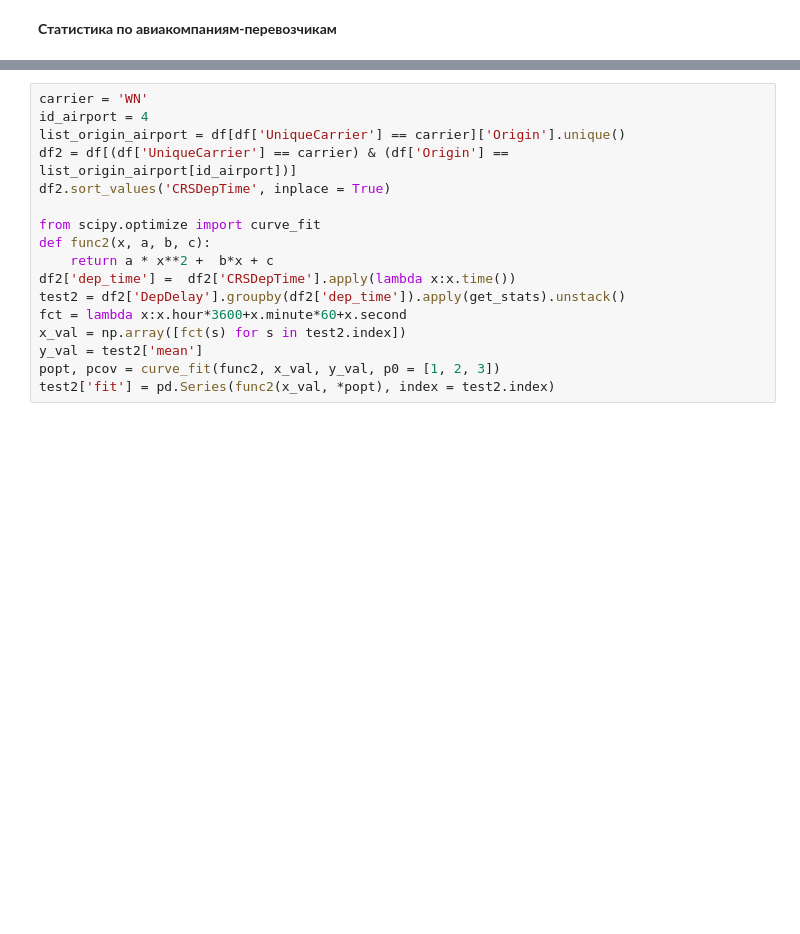
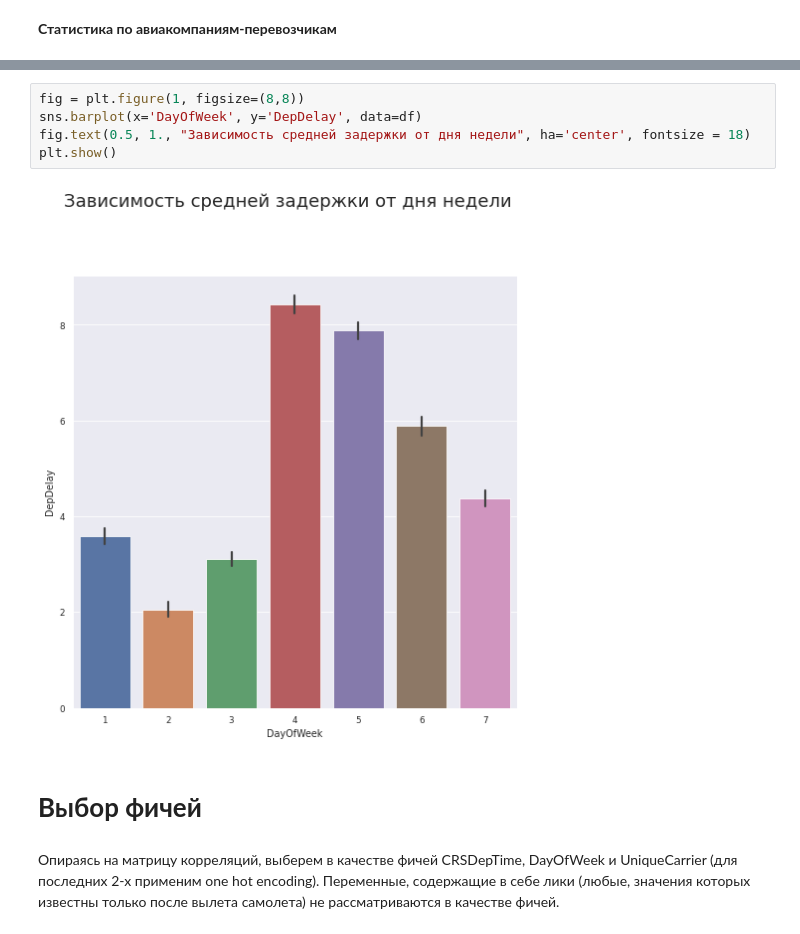
Before and after one commit to Aribaldi/Mlinreg, a Jupyter notebook: LinearRegression.ipynb, the cells around one changed output, grey strips where cells are left out. Cells and saved outputs as stored; diff of their text form; blank space fills up the shorter version.

```diff
--- a/LinearRegression.ipynb
+++ b/LinearRegression.ipynb
@@ -281,17 +289,12 @@ plt.tight_layout()
-# %%
-carrier = 'WN'
-id_airport = 4
-list_origin_airport = df[df['UniqueCarrier'] == carrier]['Origin'].unique()
-df2 = df[(df['UniqueCarrier'] == carrier) & (df['Origin'] == list_origin_airport[id_airport])]
-df2.sort_values('CRSDepTime', inplace = True)
-
-from scipy.optimize import curve_fit
-def func2(x, a, b, c):
-    return a * x**2 +  b*x + c
-df2['dep_time'] =  df2['CRSDepTime'].apply(lambda x:x.time())
-test2 = df2['DepDelay'].groupby(df2['dep_time']).apply(get_stats).unstack()
-fct = lambda x:x.hour*3600+x.minute*60+x.second
-x_val = np.array([fct(s) for s in test2.index])
-y_val = test2['mean']
-popt, pcov = curve_fit(func2, x_val, y_val, p0 = [1, 2, 3])
-test2['fit'] = pd.Series(func2(x_val, *popt), index = test2.index)
+# %%
+fig = plt.figure(1, figsize=(8,8))
+sns.barplot(x='DayOfWeek', y='DepDelay', data=df)
+fig.text(0.5, 1., "Зависимость средней задержки от дня недели", ha='center', fontsize = 18)
+plt.show()
+# %% [output]
+[figure, added]
+# %% [markdown]
+# **Выбор фичей**
+# %% [markdown]
+Опираясь на матрицу корреляций, выберем в качестве фичей CRSDepTime, DayOfWeek и UniqueCarrier (для последних 2-х применим one hot encoding).
+Переменные, содержащие в себе лики (любые, значения которых известны только после вылета самолета) не рассматриваются в качестве фичей.
```
Also changed, not shown: parts of 44 cells of this notebook, 1 other file.
